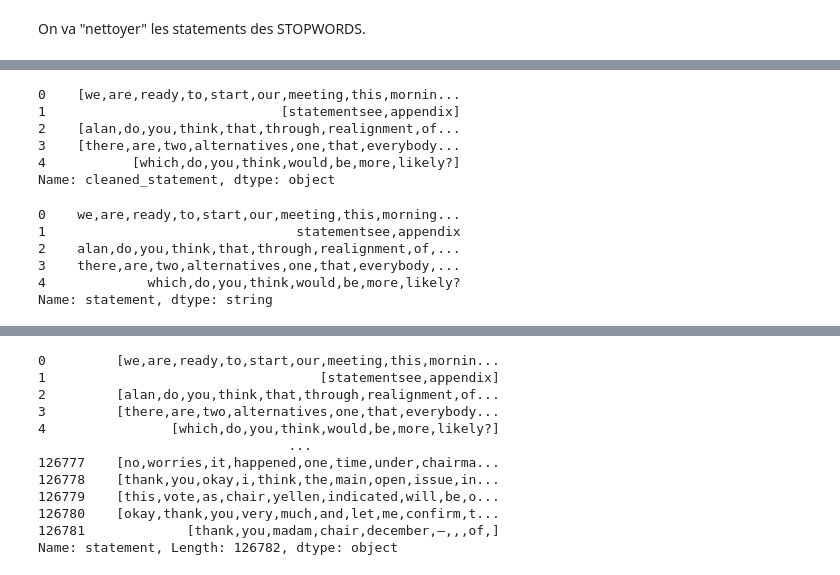
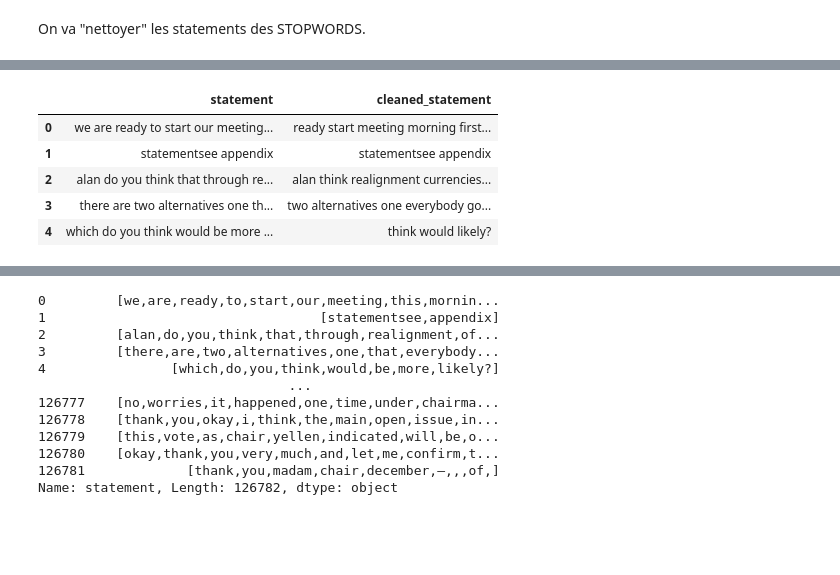
Before and after one commit to erialc-cal/NLP-FOMC, a Jupyter notebook: Scrapping_Explo.ipynb, the cells around one changed output, grey strips where cells are left out. Saved outputs shown, nothing was run; the diff lists cells and outputs as text; code cells hidden in the pictures; blank space fills up the shorter version.

```diff
--- a/Scrapping_Explo.ipynb
+++ b/Scrapping_Explo.ipynb
@@ -111,9 +140,13 @@ df.statement.head()
 3    there,are,two,alternatives,one,that,everybody,...
 4             which,do,you,think,would,be,more,likely?
 Name: statement, dtype: string
+# %%
+import nltk
+nltk.download('stopwords')
+from nltk.corpus import stopwords
+stop = stopwords.words('english')
 # %% [markdown]
 On va "nettoyer" les statements des STOPWORDS.
 # %%
-df["cleaned_statement"] = df["statement"].str.lower().str.split()
-
-df['cleaned_statement'] = df['cleaned_statement'].apply(lambda x: [item for item in x if item not in STOPWORDS])
+df_lda = df.dropna()
+df_lda['cleaned_statement'] = df_lda['statement'].apply(lambda x: ' '.join([word for word in x.split() if word not in (stop)]))
@@ -120,18 +161,9 @@ df['cleaned_statement'] = df['cleaned_statement'].apply(lambda x: [item for item
 # %%
-df.cleaned_statement.head()
+df_lda[['statement', 'cleaned_statement']].head()
 # %% [output]
-0    [we,are,ready,to,start,our,meeting,this,mornin...
-1                              [statementsee,appendix]
-2    [alan,do,you,think,that,through,realignment,of...
-3    [there,are,two,alternatives,one,that,everybody...
-4           [which,do,you,think,would,be,more,likely?]
-Name: cleaned_statement, dtype: object
+|  | statement | cleaned_statement |
+| 0 | we are ready to start our meeting... | ready start meeting morning first... |
+| 1 | statementsee appendix | statementsee appendix |
+| 2 | alan do you think that through re... | alan think realignment currencies... |
+| 3 | there are two alternatives one th... | two alternatives one everybody go... |
+| 4 | which do you think would be more ... | think would likely? |
-# %%
-df.statement.head()
-# %% [output]
-0    we,are,ready,to,start,our,meeting,this,morning...
-1                                statementsee,appendix
-2    alan,do,you,think,that,through,realignment,of,...
-3    there,are,two,alternatives,one,that,everybody,...
-4             which,do,you,think,would,be,more,likely?
-Name: statement, dtype: string
```
Also changed, not shown: parts of 21 cells of this notebook, 1 other file.
